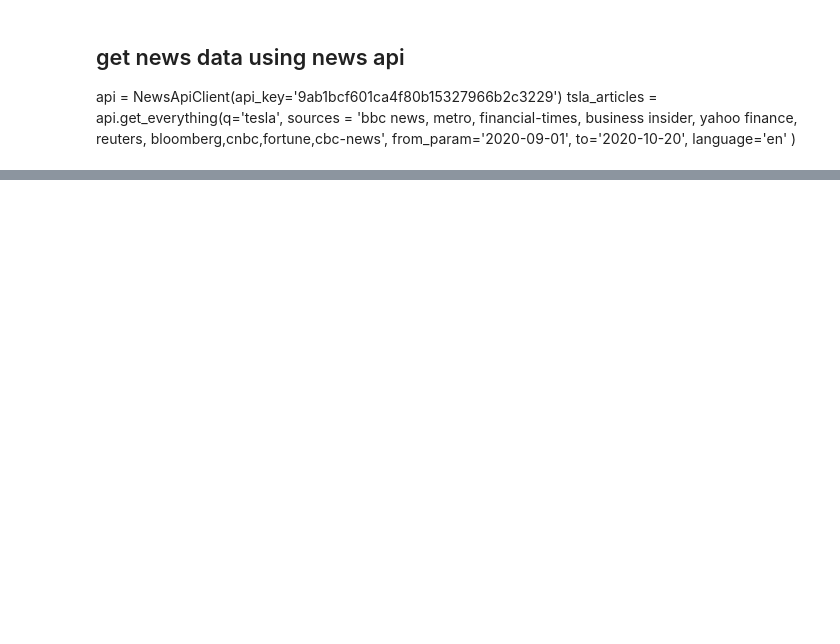
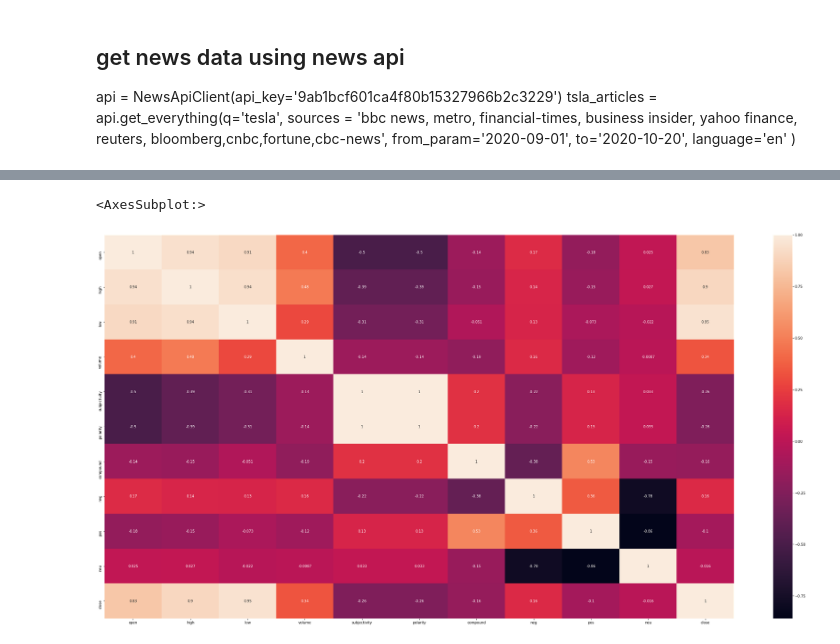
Before and after one commit to yidizhang/SpringBoard, a Jupyter notebook: sentiment_analysis.ipynb, the cells around one changed output, grey strips where cells are left out. Cells and saved outputs as stored; diff of their text form; code cells hidden in the pictures; blank space fills up the shorter version.

```diff
--- a/sentiment_analysis.ipynb
+++ b/sentiment_analysis.ipynb
@@ -391,3 +281,10 @@ date
+# %%
+#look at heatmap
+plt.figure(figsize=(40,20))
+sns.heatmap(tsla_news_sentiment.corr(),annot=True)
+# %% [output]
+<AxesSubplot:>
+[figure, added]
 # %%
 #create a column called price_change, indicate increase or decrease of stock price
 tsla_news_sentiment['price_change']=0
```
Also changed, not shown: parts of 25 cells of this notebook.
